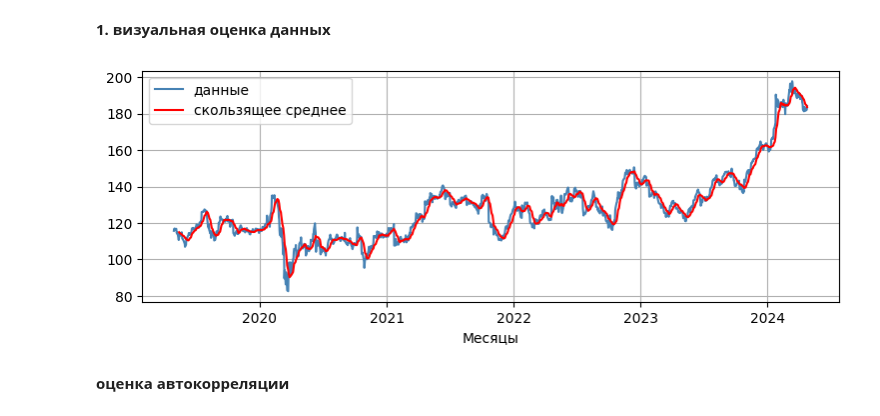
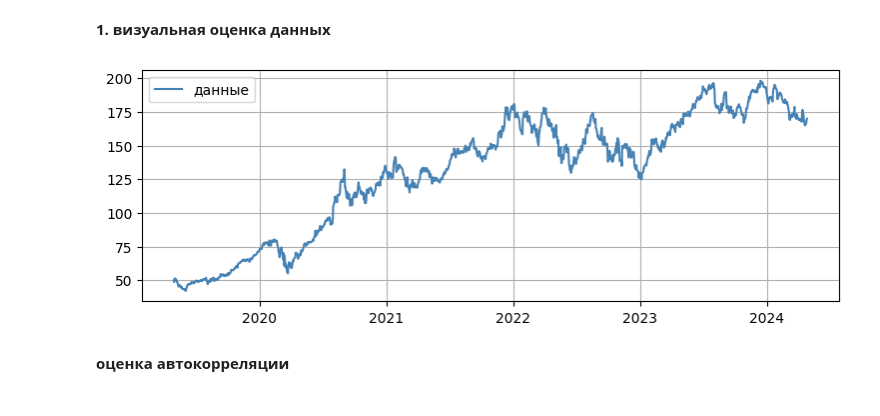
Before and after one commit to mechanoid5/ml_lectorium_2024_I, a Jupyter notebook: examples/22-time-series/03-regr-fet.ipynb, the cells around one changed output. Cells and saved outputs as stored; diff of their text form; code cells hidden in the pictures.

```diff
--- a/examples/22-time-series/03-regr-fet.ipynb
+++ b/examples/22-time-series/03-regr-fet.ipynb
@@ -28,11 +28,13 @@ import matplotlib.pyplot as plt
 # Data from Google Finance
 
 from pandas_datareader.data import DataReader
-# df = DataReader("AAPL", "stooq")
+df = DataReader("AAPL", "stooq")
 # df = DataReader("GS", "stooq")
-df = DataReader("IBM", 'stooq').reset_index()
-df = df[['Date','Close']].rename(columns={'Close':'values','Date':'date'})
+#df = DataReader("IBM", 'stooq')
+df = df.reset_index()[['Date','Close']].rename(columns={'Close':'values','Date':'date'})
 df = df.set_index('date').sort_index()
+
+# df = df['values'].rolling(window=7*4).mean().dropna().to_frame().sort_index()
 # %%
 # # monthly totals of a US airline passengers from 1949 to 1960
 # #
@@ -63,12 +67,10 @@ __1. визуальная оценка данных__
 # %%
 fig,ax = plt.subplots(figsize = (9,3))
 ax.plot(df['values'], label = 'данные', color = 'steelblue')
-ax.plot(df['values'].rolling(window=12).mean(), label = 'скользящее среднее', color = 'red')
-#ax.plot(df['values'].rolling(window=7).mean(), label = 'скользящее среднее', color = 'red')
-ax.set_xlabel('Месяцы', )
+# ax.plot(df['values'].rolling(window=12).mean(), label = 'скользящее среднее', color = 'red')
 ax.legend(title = '', loc = 'upper left', )
 ax.grid()
 # %% [output]
-[figure, old version]
+[figure, new version]
 # %% [markdown]
 __оценка автокорреляции__
```
Also changed, not shown: parts of 21 cells of this notebook, 3 other files.
